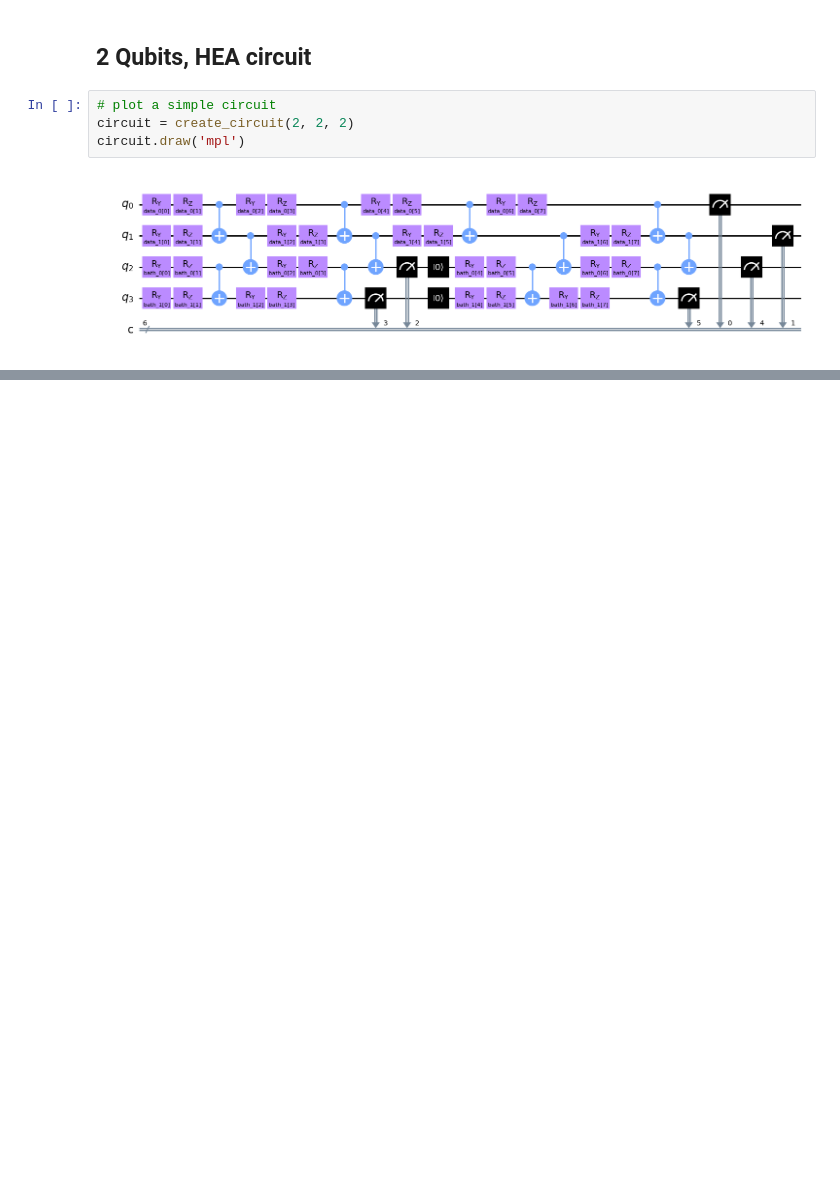
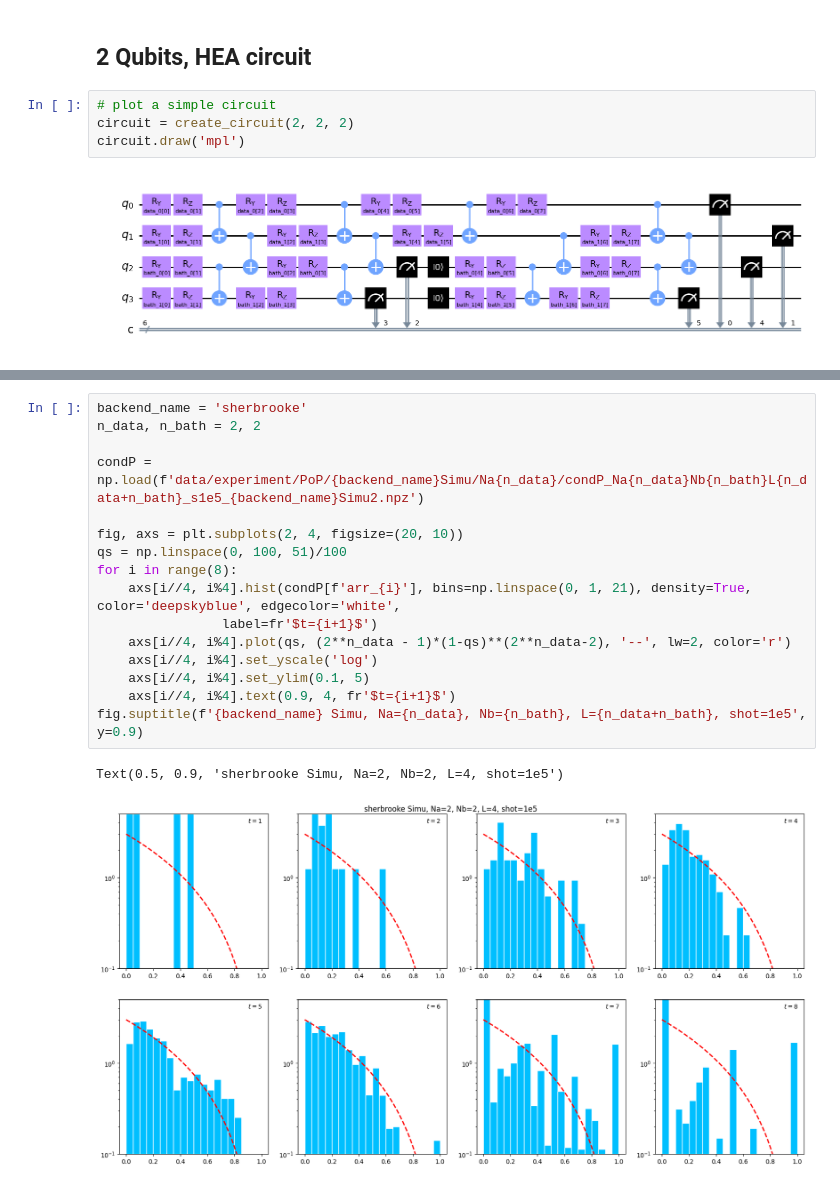
Before and after one commit to bzGit06/HaarQML, a Jupyter notebook: HDT_PoP_qiskit.ipynb, the cells around one changed output, grey strips where cells are left out. Cells and saved outputs as stored; diff of their text form; blank space fills up the shorter version.

```diff
--- a/HDT_PoP_qiskit.ipynb
+++ b/HDT_PoP_qiskit.ipynb
@@ -481,0 +221,19 @@ Text(0.5, 0.9, 'brisbane Noise Simu (2)')
+# %%
+backend_name = 'sherbrooke'
+n_data, n_bath = 2, 2
+
+condP = np.load(f'data/experiment/PoP/{backend_name}Simu/Na{n_data}/condP_Na{n_data}Nb{n_bath}L{n_data+n_bath}_s1e5_{backend_name}Simu2.npz')
+
+fig, axs = plt.subplots(2, 4, figsize=(20, 10))
+qs = np.linspace(0, 100, 51)/100
+for i in range(8):
+    axs[i//4, i%4].hist(condP[f'arr_{i}'], bins=np.linspace(0, 1, 21), density=True, color='deepskyblue', edgecolor='white',
+                label=fr'$t={i+1}$')
+    axs[i//4, i%4].plot(qs, (2**n_data - 1)*(1-qs)**(2**n_data-2), '--', lw=2, color='r')
+    axs[i//4, i%4].set_yscale('log')
+    axs[i//4, i%4].set_ylim(0.1, 5)
+    axs[i//4, i%4].text(0.9, 4, fr'$t={i+1}$')
+fig.suptitle(f'{backend_name} Simu, Na={n_data}, Nb={n_bath}, L={n_data+n_bath}, shot=1e5', y=0.9)
+# %% [output]
+Text(0.5, 0.9, 'sherbrooke Simu, Na=2, Nb=2, L=4, shot=1e5')
+[figure, added]
```
Also changed, not shown: parts of 39 cells of this notebook.
